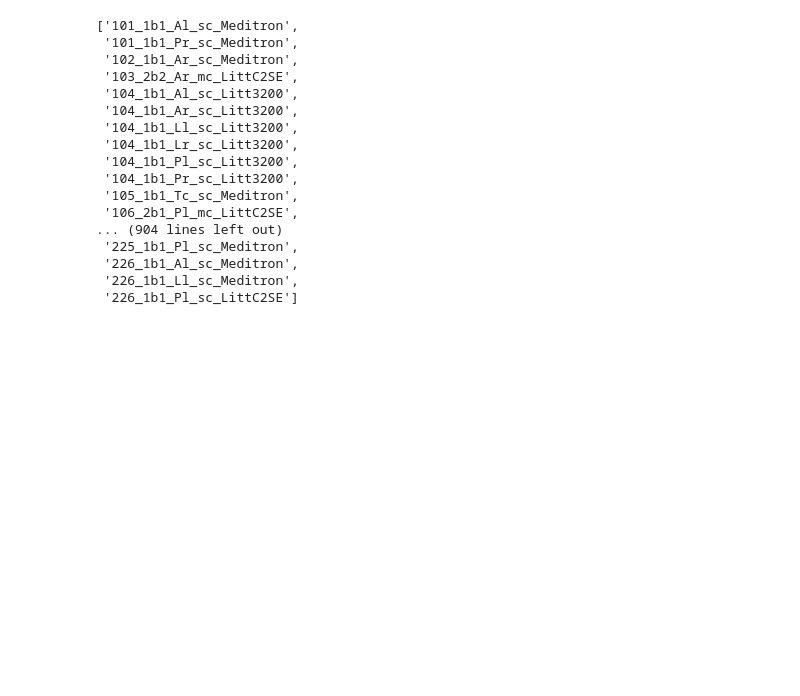
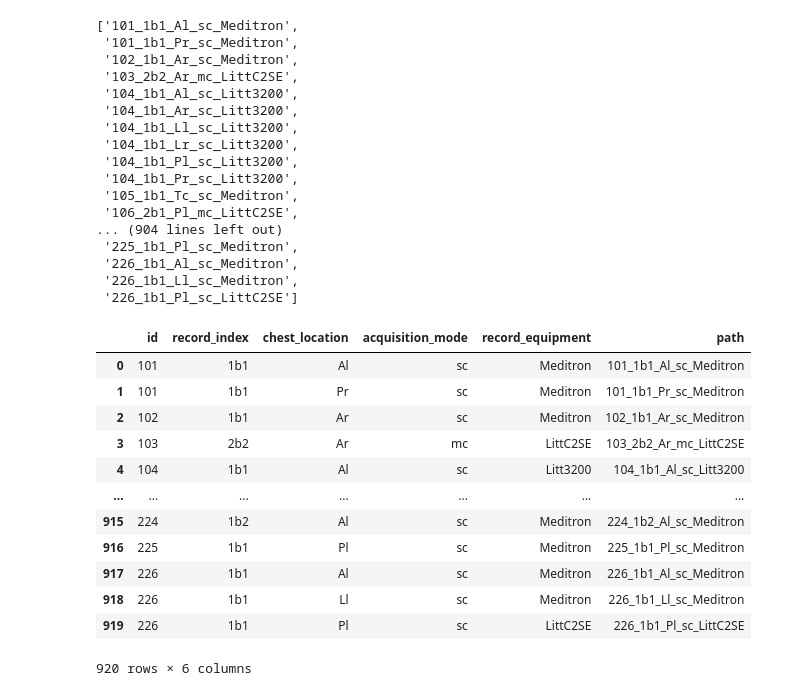
Before and after one commit to Hunkein/Exam-Son-Corentin-Kenny-Augustin-Theo, a Jupyter notebook: Exam-Son-Corentin-Kenny-Augustin-Theo.ipynb, the cells around one changed output. Cells and saved outputs as stored; diff of their text form; code cells hidden in the pictures; blank space fills up the shorter version.

```diff
--- a/Exam-Son-Corentin-Kenny-Augustin-Theo.ipynb
+++ b/Exam-Son-Corentin-Kenny-Augustin-Theo.ipynb
@@ -52,3 +52,9 @@ files
  '226_1b1_Al_sc_Meditron',
  '226_1b1_Ll_sc_Meditron',
  '226_1b1_Pl_sc_LittC2SE']
+# %%
+files_spliter =[s.split('_') for s in files]
+# %%
+df_files = pd.DataFrame(files_spliter)
+# %%
+df_files.columns = ["id","record_index","chest_location","acquisition_mode","record_equipment"]
@@ -54,0 +63,18 @@ files
+# %%
+df_files["path"] = files
+# %%
+df_files
+# %% [output]
+|  | id | record_index | chest_location | acquisition_mode | record_equipment | path |
+| 0 | 101 | 1b1 | Al | sc | Meditron | 101_1b1_Al_sc_Meditron |
+| 1 | 101 | 1b1 | Pr | sc | Meditron | 101_1b1_Pr_sc_Meditron |
+| 2 | 102 | 1b1 | Ar | sc | Meditron | 102_1b1_Ar_sc_Meditron |
+| 3 | 103 | 2b2 | Ar | mc | LittC2SE | 103_2b2_Ar_mc_LittC2SE |
+| 4 | 104 | 1b1 | Al | sc | Litt3200 | 104_1b1_Al_sc_Litt3200 |
+| ... | ... | ... | ... | ... | ... | ... |
+| 915 | 224 | 1b2 | Al | sc | Meditron | 224_1b2_Al_sc_Meditron |
+| 916 | 225 | 1b1 | Pl | sc | Meditron | 225_1b1_Pl_sc_Meditron |
+| 917 | 226 | 1b1 | Al | sc | Meditron | 226_1b1_Al_sc_Meditron |
+| 918 | 226 | 1b1 | Ll | sc | Meditron | 226_1b1_Ll_sc_Meditron |
+| 919 | 226 | 1b1 | Pl | sc | LittC2SE | 226_1b1_Pl_sc_LittC2SE |
+920 rows × 6 columns
```
Also changed, not shown: parts of 9 cells of this notebook.
